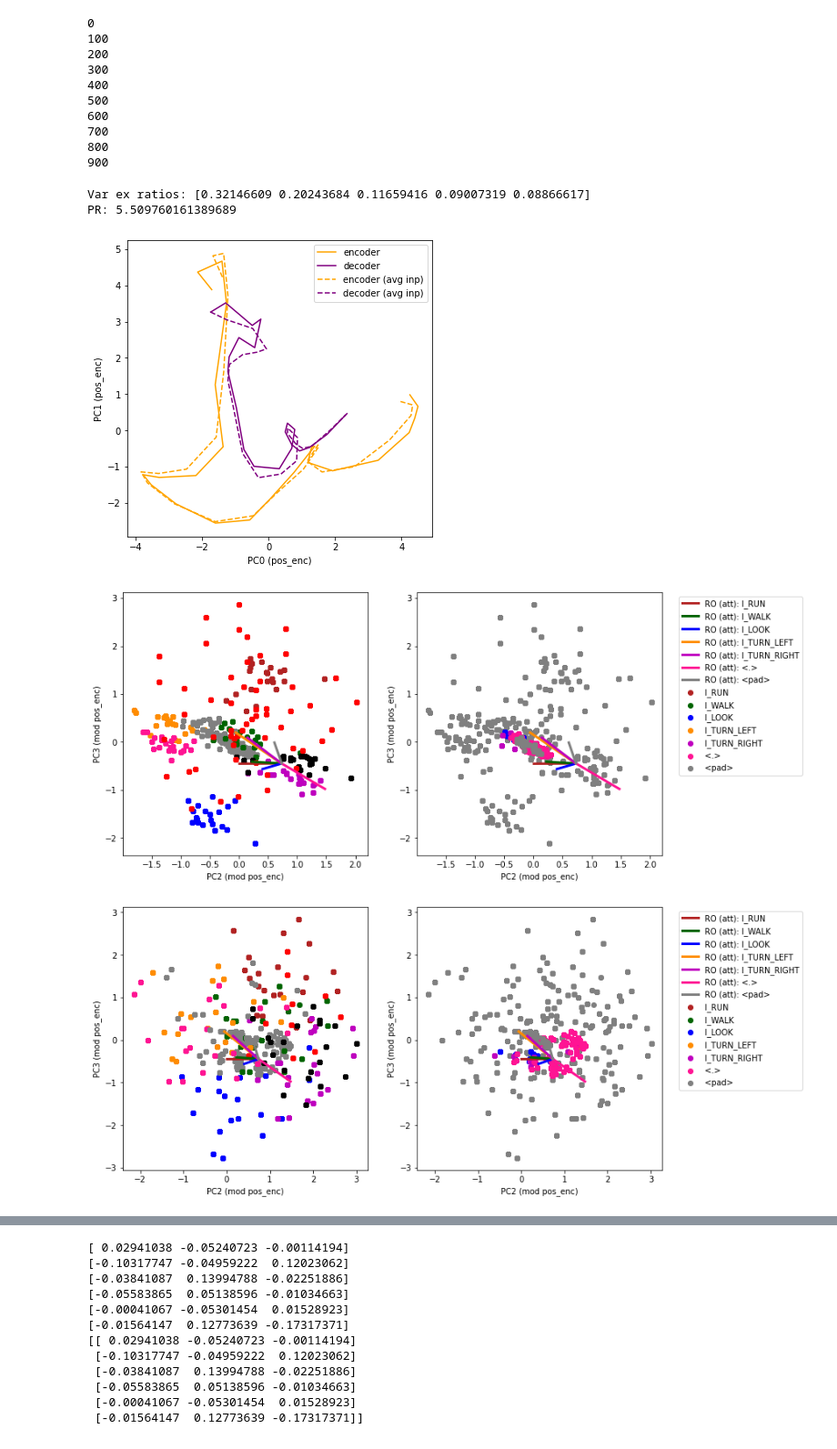
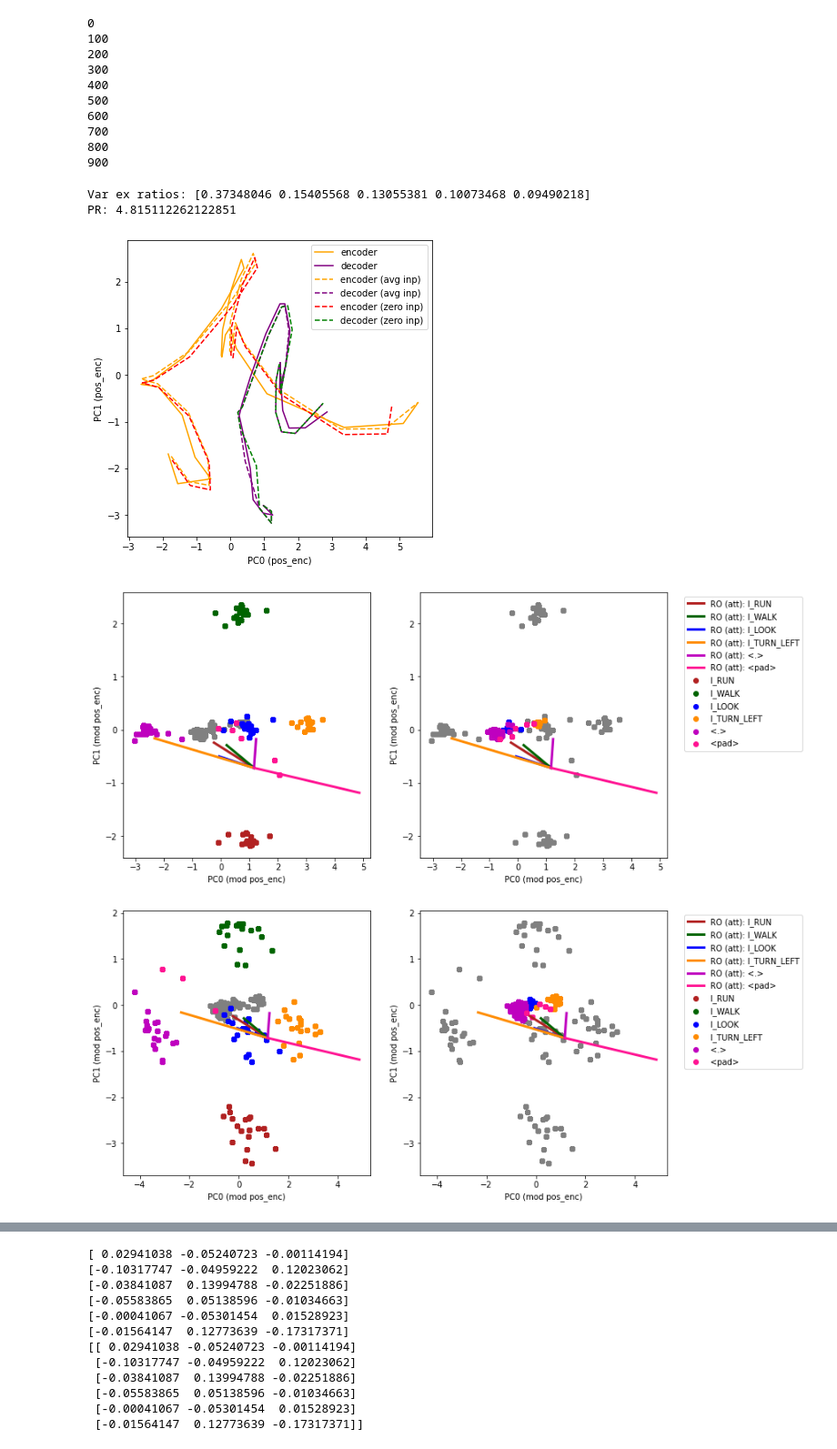
Before and after one commit to kaitken17/understand_nlp, a Jupyter notebook: sythetic_analysis_seq2seq.ipynb, the cells around one changed output, grey strips where cells are left out. Shown at 91% size. Drawn from its saved outputs; the diff is of its cells as text; code cells hidden in the pictures.

```diff
--- a/sythetic_analysis_seq2seq.ipynb
+++ b/sythetic_analysis_seq2seq.ipynb
@@ -1360,10 +1398,10 @@ seq_len_test = 25
 word_dims = 20
 test_seq = np.zeros((5, seq_len_test, word_dims))
 
-random_pos_enc_rot = np.identity(word_dims)
-# random_pos_enc_rot = rvs(word_dims)
+# random_pos_enc_rot = np.identity(word_dims)
+random_pos_enc_rot = rvs(word_dims)
 
-pos_enc = positional_encoding(test_seq, scale=500)
+pos_enc = positional_encoding(test_seq, scale=50, rot=random_pos_enc_rot)
 
 print('First time step:', pos_enc[0,0,:7])
 
@@ -1696,10 +1739,10 @@ def _get_all_states(inputs, params):
 
     dec_seq_size = (inputs.shape[0], rnn_specs['out_len'], len(toy_params['out_words'])) # (batch size, phrase len, output word size)
 
-    print('Running attnh with pos_enc:', rnn_specs['pos_enc'])
+    print('Running attnh with pos_enc:', rnn_specs['pos_enc_params']['pos_enc'])
     return encode_decode_attnh(initial_states, inputs, rnn_apply, functools.partial(readout_apply, readout_params),
                              return_hidden=True, zero_context=rnn_specs['zero_context'], variable_len=toy_params['var_length'],
-                             dec_seq_size=dec_seq_size, pos_enc=rnn_specs['pos_enc'])
+                             dec_seq_size=dec_seq_size, pos_enc_params=rnn_specs['pos_enc_params'])
   elif rnn_specs['arch'] == 'one_to_one':
     rnn_params, readout_params = params
 
@@ -1829,10 +1872,14 @@ else:
   raw_hs = rnn_states(hs_data, final_params)
 
   # Creates special inputs to get outputs from just positional encoding
-  special_inputs = np.zeros((1 + rnn_specs['input_size'],) + hs_data['inputs'][0].shape)
+    # First (rnn_specs['input_size']) of these will be all a given input with '<pad>' at end
+    # idx -2 will be average input with '<pad>' at end
+    # idx -1 will be no input (with no pad)
+  special_inputs = np.zeros((2 + rnn_specs['input_size'],) + hs_data['inputs'][0].shape)
   for i in range(rnn_specs['input_size']): # Creates an input that is one-hot in same position
-    special_inputs[i, :, i] = np.ones(hs_data['inputs'][0].shape[0])
-  special_inputs[-1, :, :] = 1/rnn_specs['input_size'] * np.ones(hs_data['inputs'][0].shape) # average input
+    special_inputs[i, :-1, i] = np.ones((hs_data['inputs'][0].shape[0]-1))
+  special_inputs[-2, :-1, :] = 1/rnn_specs['input_size'] * np.ones((hs_data['inputs'][0].shape[0]-1, hs_data['inputs'][0].shape[1])) # average input
+  special_inputs[:-1, -1, eos_idx] =  np.ones((1 + rnn_specs['input_size']))
   special_data =  {
     'inputs': special_inputs,
     'labels': np.zeros((1 + rnn_specs['input_size'],) + hs_data['labels'][0].shape), # These aren't used
@@ -3074,6 +3118,8 @@ ax2.legend()
 from scipy.special import softmax
 
 avg_hs = np.zeros((hs['all'][0].shape))
+pad_in_idx = toy_params['in_words'].index('<pad>')
+pad_out_idx = toy_params['out_words'].index('<pad>')
 
 for time_idx in range(hs['all'][0].shape[0]):
   if time_idx < enc_len: # Encoder
@@ -3225,7 +3271,8 @@ if pts_subset == 'enc': # Fits PCA to only enecoder hidden states
 elif pts_subset == 'all':
   pca_avg = PCA(n_components=np.min([avg_hs.shape[0], rnn_specs['hidden_size']]))
   pca_avg_hs = pca_avg.fit_transform(avg_hs).T
-pca_avg_input = pca_avg.transform(hs['special'][-1]).T
+pca_avg_input = pca_avg.transform(hs['special'][-2]).T
+pca_null_input = pca_avg.transform(hs['special'][-1]).T
 print('Var ex ratios:', pca_avg.explained_variance_ratio_[:5])
 print('PR:', participation_ratio_vector(pca_avg.explained_variance_))
 
@@ -3233,6 +3280,8 @@ ax1.plot(pca_avg_hs[pc1,:enc_len], pca_avg_hs[pc2,:enc_len], color='orange', lab
 ax1.plot(pca_avg_hs[pc1,enc_len:], pca_avg_hs[pc2,enc_len:], color='purple', label='decoder')
 ax1.plot(pca_avg_input[pc1,:enc_len], pca_avg_input[pc2,:enc_len], color='orange', linestyle='dashed', label='encoder (avg inp)')
 ax1.plot(pca_avg_input[pc1,enc_len:], pca_avg_input[pc2,enc_len:], color='purple', linestyle='dashed', label='decoder (avg inp)')
+ax1.plot(pca_null_input[pc1,:enc_len], pca_null_input[pc2,:enc_len], color='red', linestyle='dashed', label='encoder (zero inp)')
+ax1.plot(pca_null_input[pc1,enc_len:], pca_null_input[pc2,enc_len:], color='green', linestyle='dashed', label='decoder (zero inp)')
 ax1.legend()
 
 ax1.set_xlabel('PC'+str(pc1)+' (pos_enc)')
@@ -3242,8 +3291,8 @@ ax1.set_ylabel('PC'+str(pc2)+' (pos_enc)')
 
 pts_subset = 'enc'
 
-pc1 = 2
-pc2 = 3
+pc1 = 0
+pc2 = 1
 
 pca_mod_pe = PCA(n_components=rnn_specs['hidden_size'])
 if pts_subset == 'enc': # Fits PCA to only enecoder hidden states
@@ -3281,38 +3330,38 @@ for idx in range(len(readout_types)):
   if readout_types[idx] == 'att':
     readout_plot = readout
     # readout_plot = readout - np.outer(np.dot(readout, avg_enc_dir), avg_enc_dir)
   elif readout_types[idx] == 'hs':
     readout_plot = readout_dec
     # readout_plot = readout_dec - np.outer(np.dot(readout_dec, avg_dec_dir), avg_dec_dir)
   elif readout_types[idx] == 'sum':
     readout_plot = readout + readout_dec
   pca_ro = pca_avg.transform(readout_plot)
   pca_zero = pca_avg.transform(np.atleast_2d(np.zeros((rnn_specs['hidden_size'],)))).T
   for i in range(readout_plot.shape[0]):
     x_ro = [pca_zero[pc1], pca_ro[i][pc1]]
     y_ro = [pca_zero[pc2], pca_ro[i][pc2]]
     for ax in [ax2, ax3, ax4, ax5]:
       ax.plot(x_ro, y_ro, color=state_colors[i], linewidth = 3, linestyle=ro_styles[idx],
               label=f'RO ({readout_types[idx]}): '+toy_params['out_words'][i])
 
 ax3.legend(bbox_to_anchor=(1.05, 1), loc='upper left')
 ax5.legend(bbox_to_anchor=(1.05, 1), loc='upper left')
 
 for ax in [ax2, ax3, ax4, ax5]:
   ax.set_xlabel('PC'+str(pc1)+' (mod pos_enc)')
   ax.set_ylabel('PC'+str(pc2)+' (mod pos_enc)')
 
 for ax in [ax1, ax2]:
   plt_lim = None
   if plt_lim != None:
     ax.xlim(-plt_lim, plt_lim)
     ax.ylim(-plt_lim, plt_lim)
 # %% [output]
-Var ex ratios: [0.32146609 0.20243684 0.11659416 0.09007319 0.08866617]
-PR: 5.509760161389689
+Var ex ratios: [0.37348046 0.15405568 0.13055381 0.10073468 0.09490218]
+PR: 4.815112262122851
-[figure, old version]
+[figure, new version]
-[figure, old version]
+[figure, new version]
-[figure, old version]
+[figure, new version]
 # %%
 # Plots some example paths in the temporal subspace
 
```
Also changed, not shown: parts of 29 cells of this notebook.
